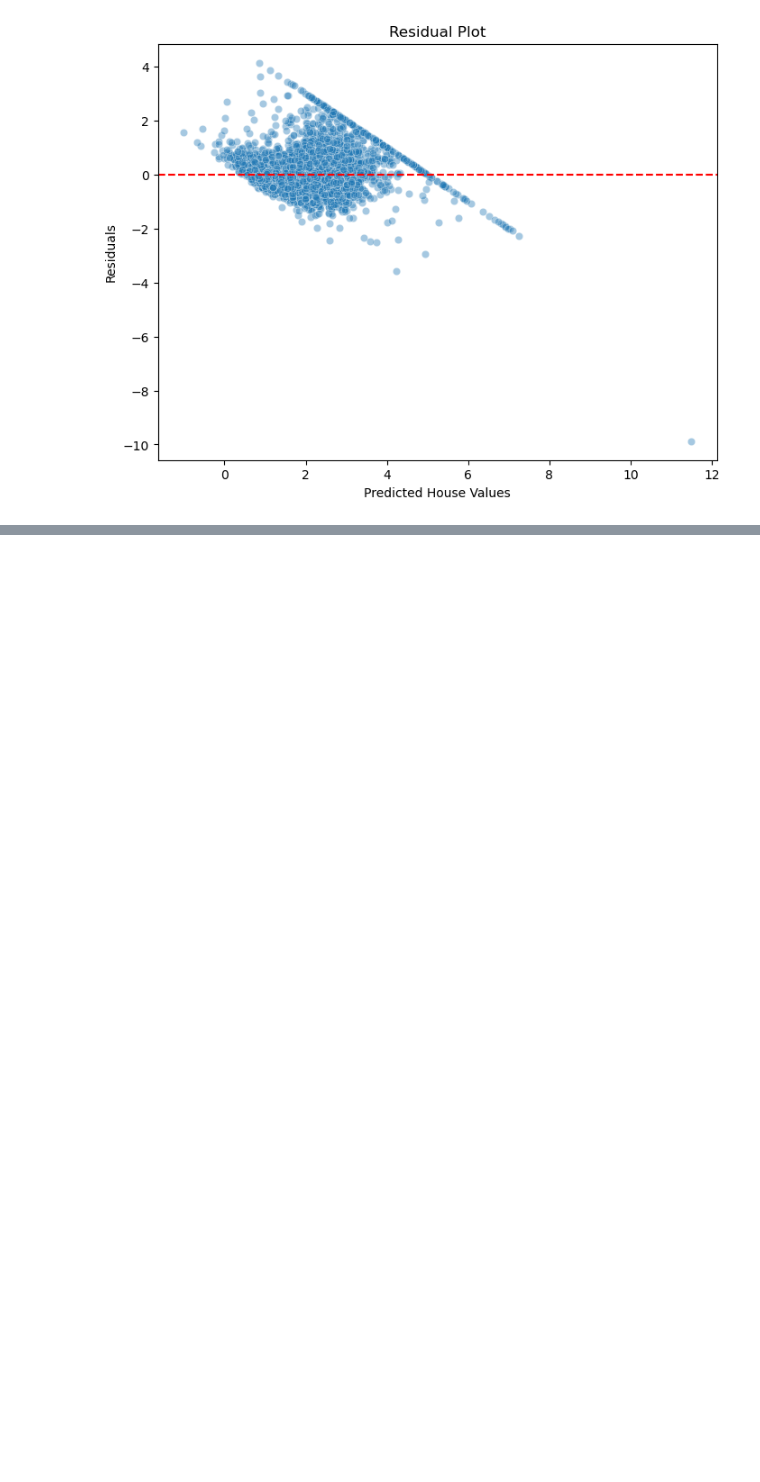
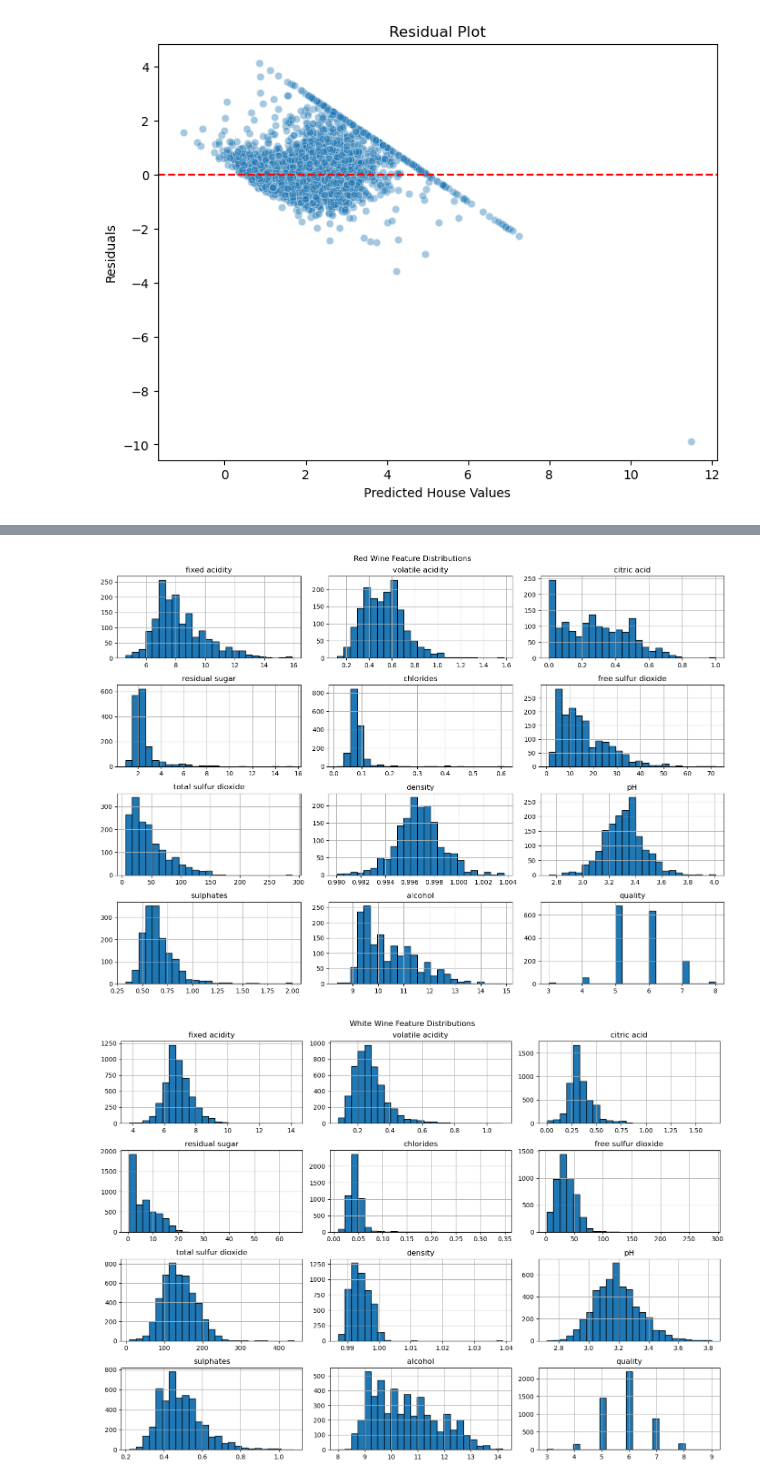
Before and after one commit to Gyrith/Machine-Learning-Models, a Jupyter notebook: Supervised Learning/Linear Regression.ipynb, the cells around one changed output, grey strips where cells are left out. Saved outputs shown, nothing was run; the diff lists cells and outputs as text; code cells hidden in the pictures; blank space fills up the shorter version.

```diff
--- a/Supervised Learning/Linear Regression.ipynb
+++ b/Supervised Learning/Linear Regression.ipynb
@@ -316,0 +553,14 @@ plt.show()
+# %%
+# feature distibutions
+red.hist(figsize=(14, 10), bins=25, edgecolor='black')
+plt.suptitle('Red Wine Feature Distributions')
+plt.tight_layout()
+plt.show()
+
+white.hist(figsize=(14, 10), bins=25, edgecolor='black')
+plt.suptitle('White Wine Feature Distributions')
+plt.tight_layout()
+plt.show()
+# %% [output]
+[figure, added]
+[figure, added]
```
Also changed, not shown: parts of 33 cells of this notebook.
